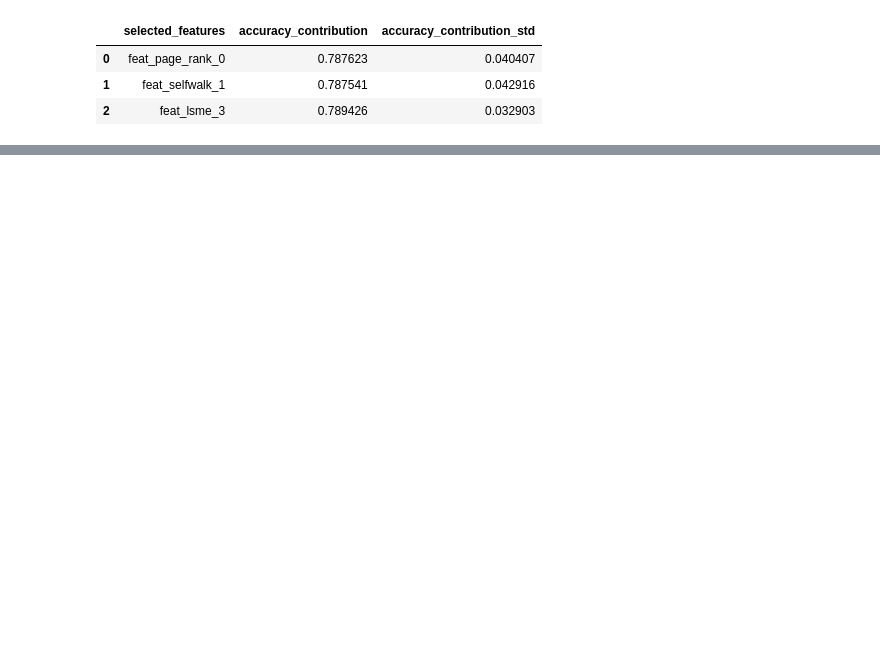
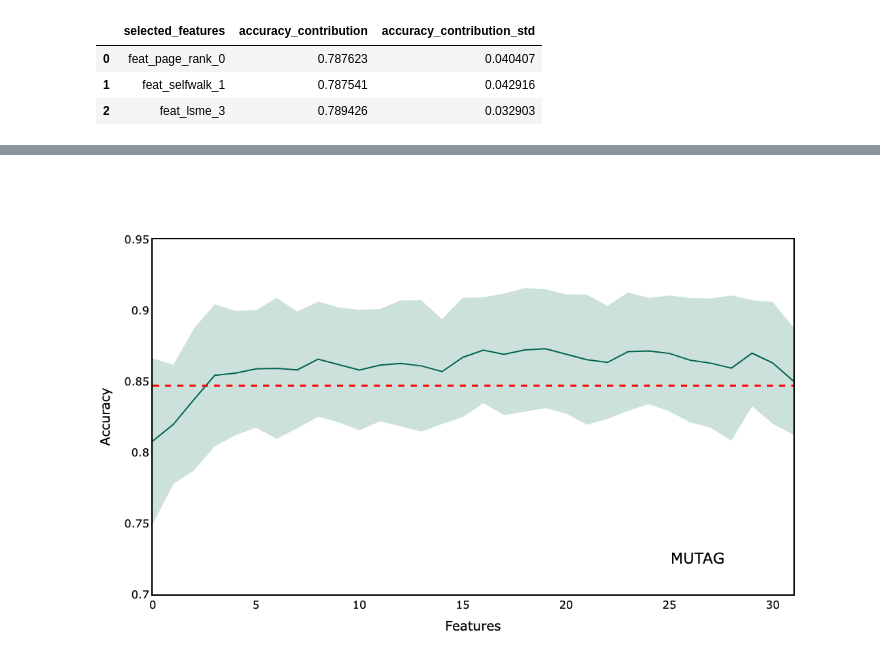
Before and after one commit to ashdehghan/NEExT, a Jupyter notebook: data/Untitled.ipynb, the cells around one changed output, grey strips where cells are left out. Drawn from its saved outputs; the diff is of its cells as text; code cells hidden in the pictures; blank space fills up the shorter version.

```diff
--- a/data/Untitled.ipynb
+++ b/data/Untitled.ipynb
@@ -150,7 +150,7 @@ fig.update_layout(
     color="black")
 )
 fig.update_layout(showlegend=False)
-# fig.update_layout(yaxis_range=[0.7,0.85])
+fig.update_layout(yaxis_range=[0.7,0.95])
 fig.update_xaxes(showgrid=False, gridwidth=0.5, gridcolor='#e3e1e1')
 fig.update_yaxes(showgrid=False, gridwidth=0.5, gridcolor='grey')
 fig.update_traces(marker_line_color='black', marker_line_width=1.0, opacity=1.0)
@@ -164,3 +163,4 @@ fig.show()
+[figure, added]
 # %%
 
 IMDB["y_upper"] = IMDB["accuracy_contribution"] + IMDB["accuracy_contribution_std"]
```
Also changed, not shown: parts of 5 cells of this notebook.
